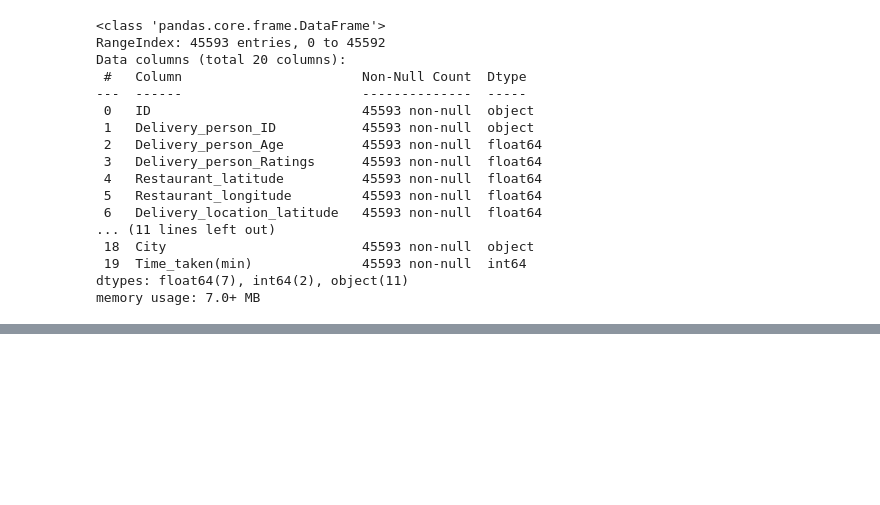
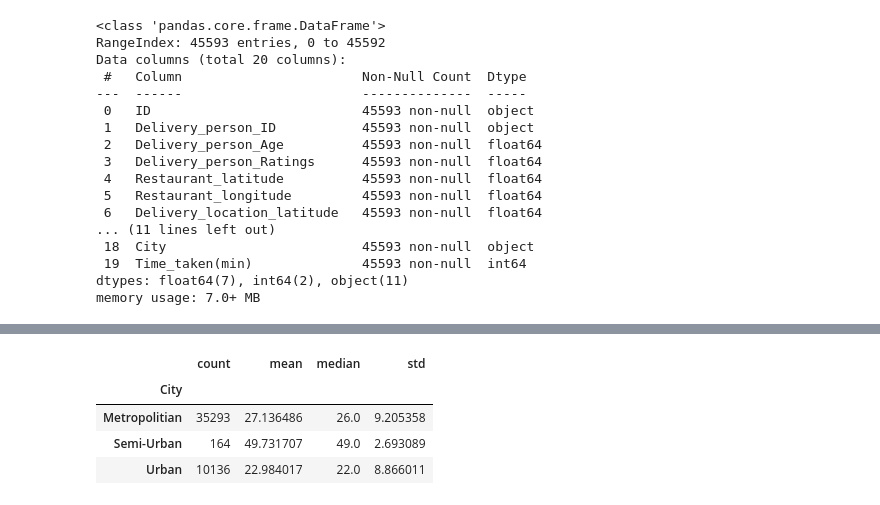
Before and after one commit to soumensen411/Food-Delivery-Time-Prediction-With-Machine-Learning, a Jupyter notebook: Food_delivery_time_prediction.ipynb, the cells around one changed output, grey strips where cells are left out. Saved outputs shown, nothing was run; the diff lists cells and outputs as text; code cells hidden in the pictures; blank space fills up the shorter version.

```diff
--- a/Food_delivery_time_prediction.ipynb
+++ b/Food_delivery_time_prediction.ipynb
@@ -238,0 +287,8 @@ memory usage: 7.0+ MB
+# %%
+df.groupby('City')['Time_taken(min)'].agg(['count','mean','median','std'])
+# %% [output]
+|  | count | mean | median | std |
+| City |  |  |  |  |
+| Metropolitian | 35293 | 27.136486 | 26.0 | 9.205358 |
+| Semi-Urban | 164 | 49.731707 | 49.0 | 2.693089 |
+| Urban | 10136 | 22.984017 | 22.0 | 8.866011 |
```
Also changed, not shown: parts of 6 cells of this notebook.
